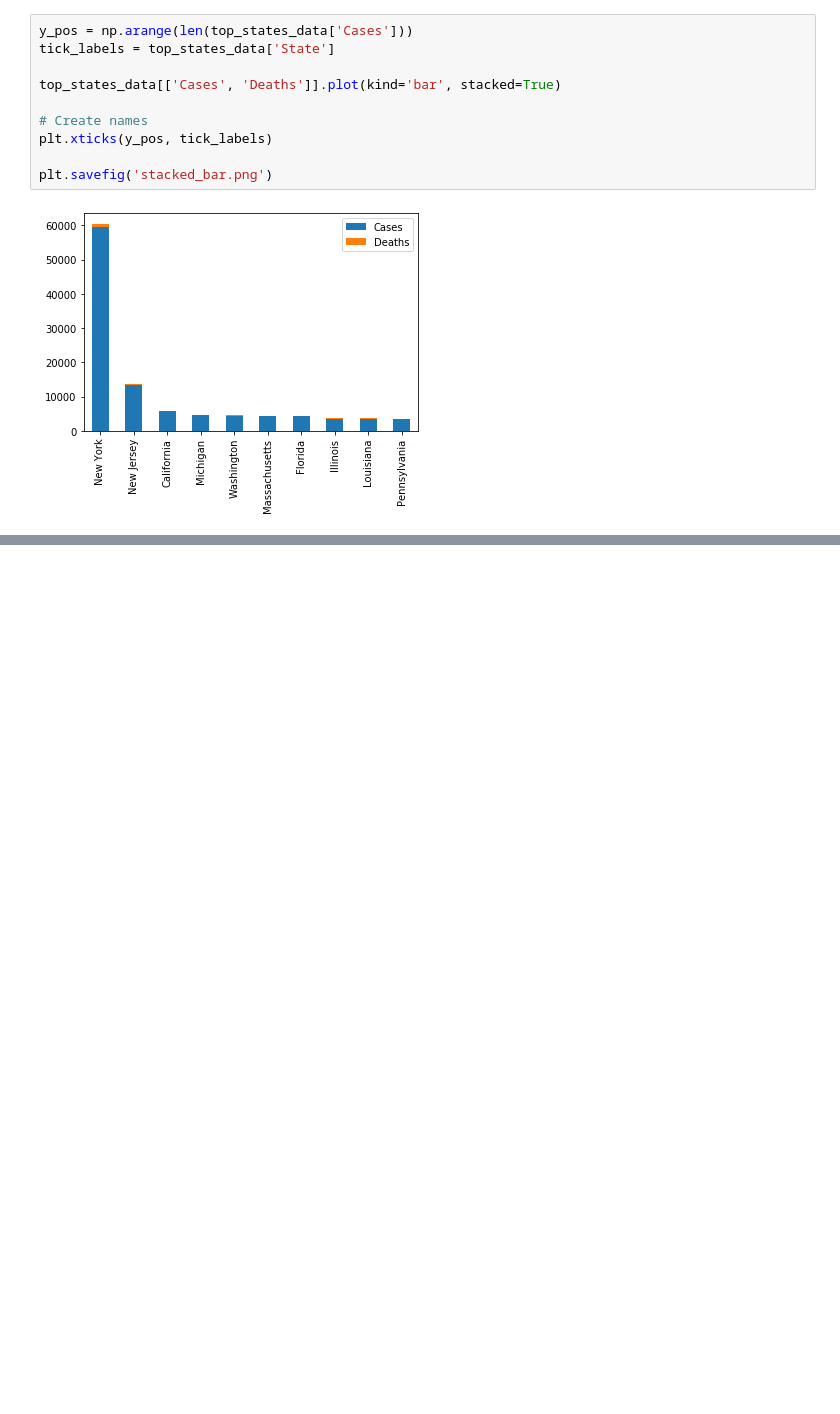
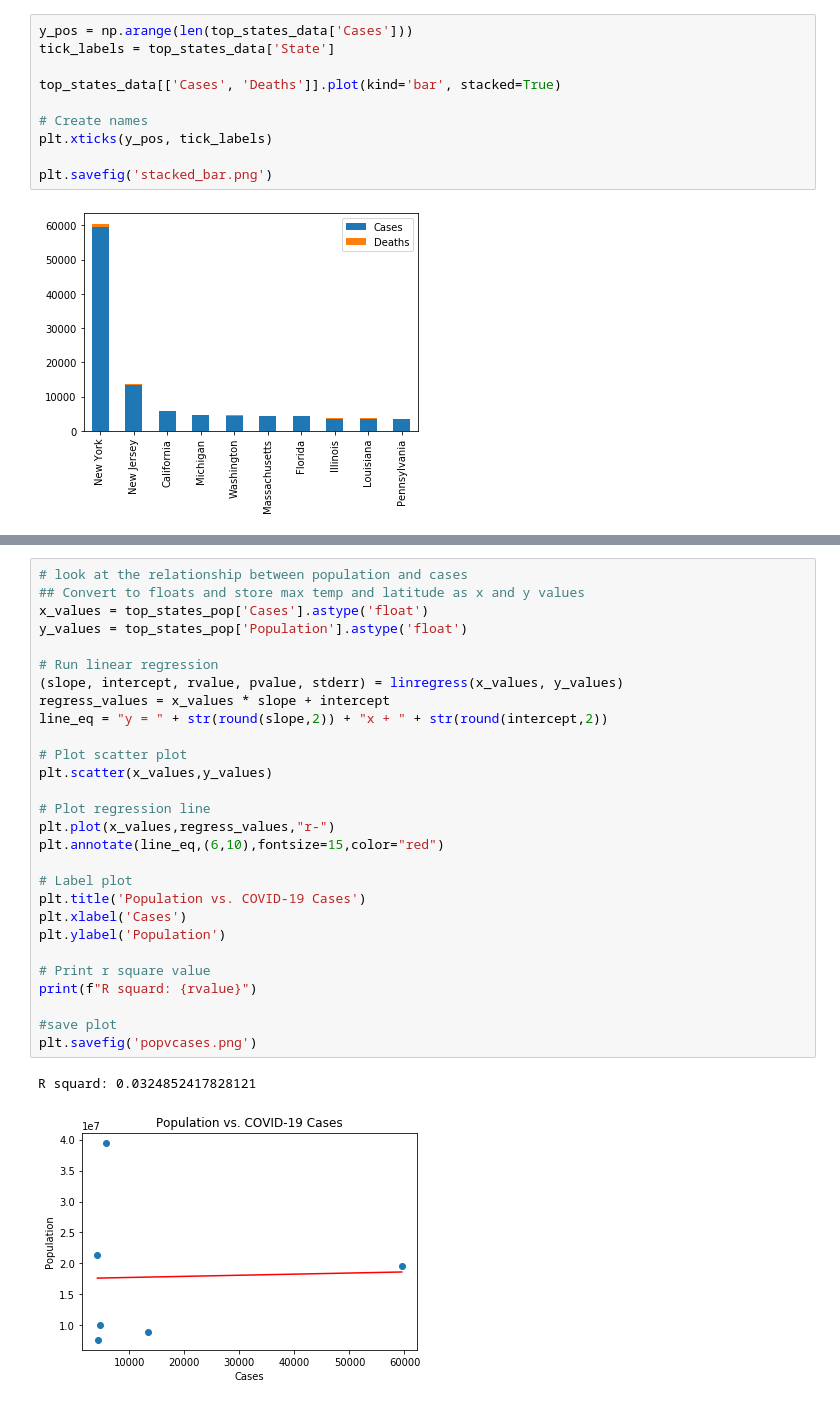
Before and after one commit to positivelyalli/COVID19_ETL_Project, a Jupyter notebook: state_measures.ipynb, the cells around one changed output, grey strips where cells are left out. Cells and saved outputs as stored; diff of their text form; blank space fills up the shorter version.

```diff
--- a/state_measures.ipynb
+++ b/state_measures.ipynb
@@ -376,0 +423,31 @@ top_states_df
+# %%
+# look at the relationship between population and cases
+## Convert to floats and store max temp and latitude as x and y values
+x_values = top_states_pop['Cases'].astype('float')
+y_values = top_states_pop['Population'].astype('float')
+
+# Run linear regression
+(slope, intercept, rvalue, pvalue, stderr) = linregress(x_values, y_values)
+regress_values = x_values * slope + intercept
+line_eq = "y = " + str(round(slope,2)) + "x + " + str(round(intercept,2))
+
+# Plot scatter plot
+plt.scatter(x_values,y_values)
+
+# Plot regression line
+plt.plot(x_values,regress_values,"r-")
+plt.annotate(line_eq,(6,10),fontsize=15,color="red")
+
+# Label plot
+plt.title('Population vs. COVID-19 Cases')
+plt.xlabel('Cases')
+plt.ylabel('Population')
+
+# Print r square value
+print(f"R squard: {rvalue}")
+
+#save plot
+plt.savefig('popvcases.png')
+# %% [output]
+R squard: 0.0324852417828121
+[figure, added]
```
Also changed, not shown: parts of 19 cells of this notebook, 5 other files.
